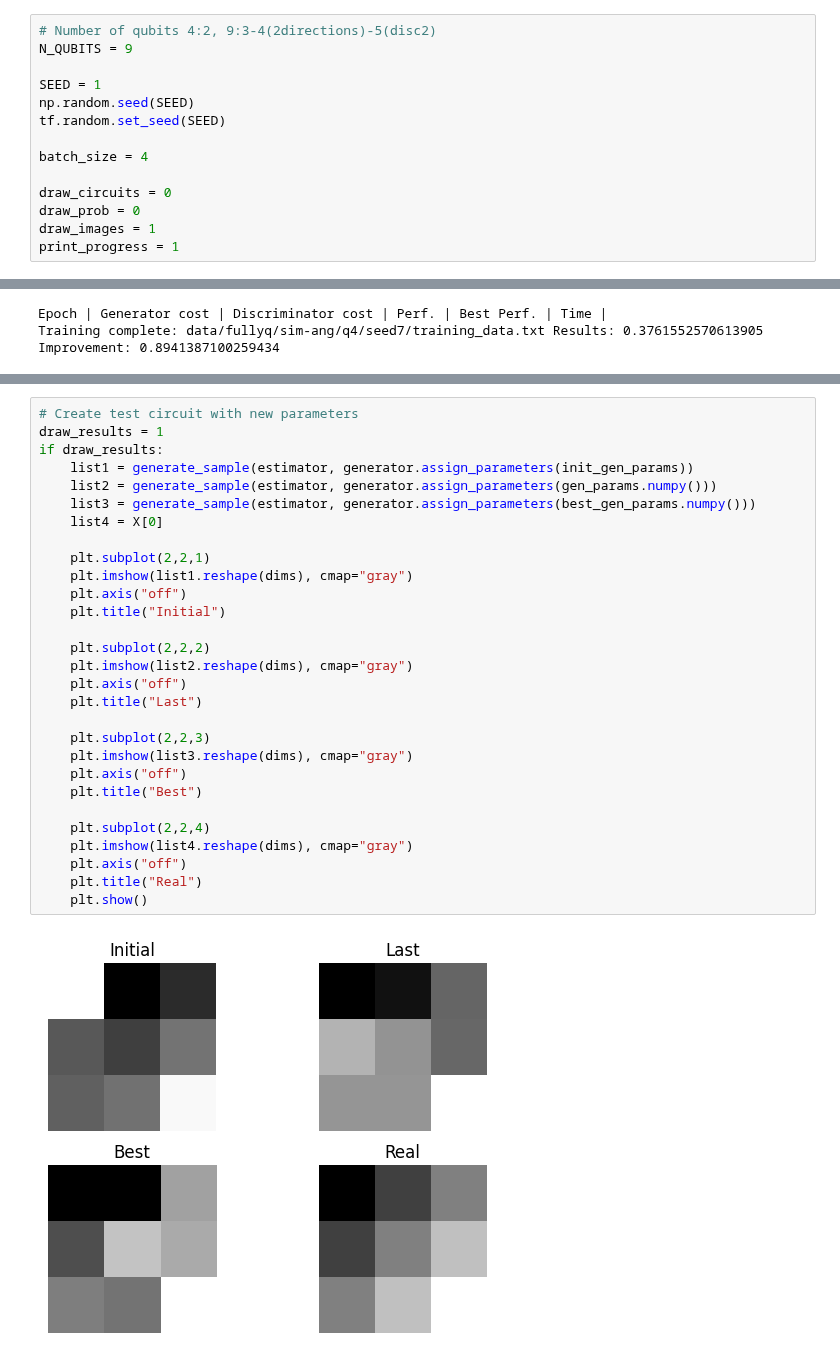
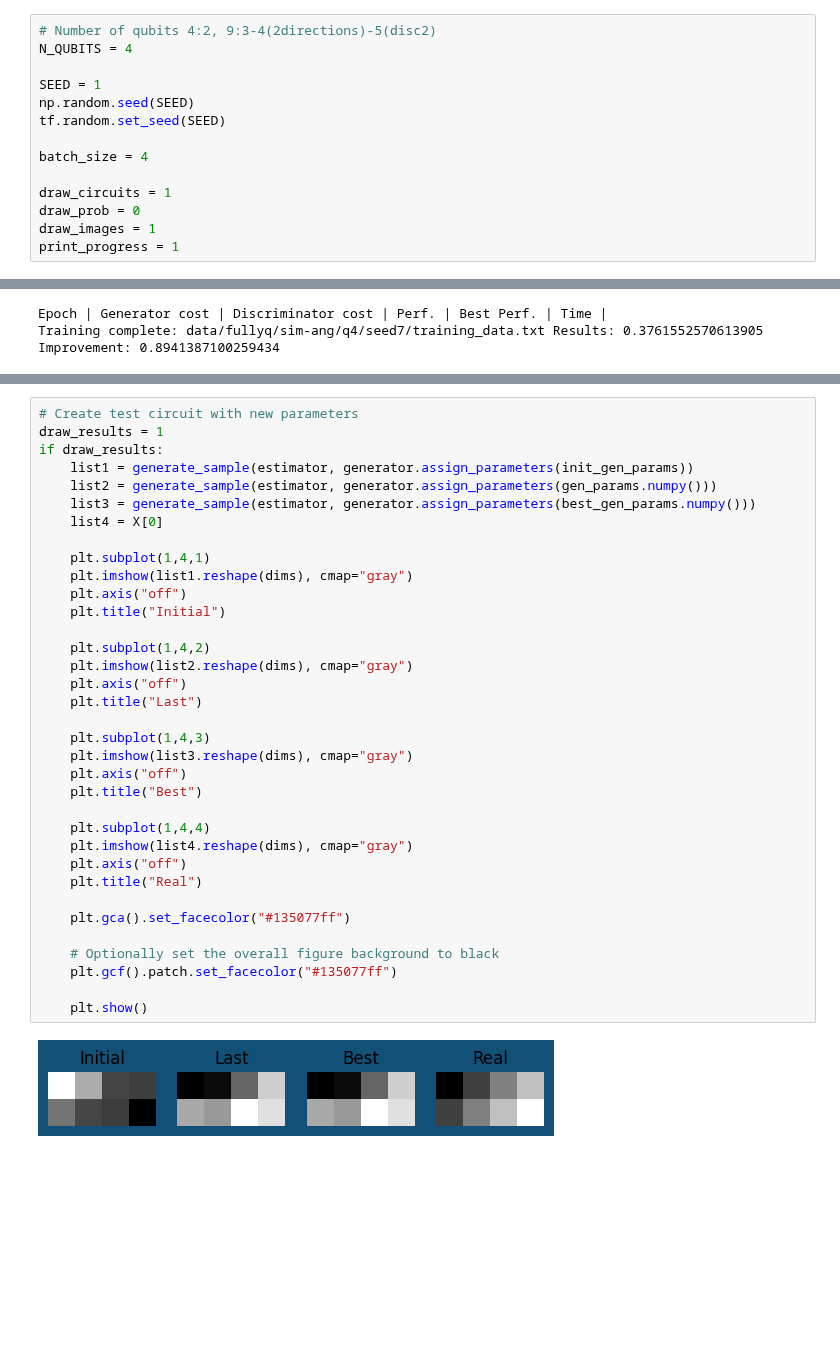
Before and after one commit to bburuta/Qiskit-IBM, a Jupyter notebook: qgan/fullyq-sim-ang.ipynb, the cells around one changed output, grey strips where cells are left out. Saved outputs shown, nothing was run; the diff lists cells and outputs as text; blank space fills up the shorter version.

```diff
--- a/qgan/fullyq-sim-ang.ipynb
+++ b/qgan/fullyq-sim-ang.ipynb
@@ -49,6 +60,6 @@ import os
 # %%
 # Number of qubits 4:2, 9:3-4(2directions)-5(disc2)
-N_QUBITS = 9
+N_QUBITS = 4
 
 SEED = 1
 np.random.seed(SEED)
@@ -56,7 +67,7 @@ tf.random.set_seed(SEED)
 
 batch_size = 4
 
-draw_circuits = 0
+draw_circuits = 1
 draw_prob = 0
 draw_images = 1
 print_progress = 1
@@ -639,31 +651,37 @@ Training complete: data/fullyq/sim-ang/q9/seed1/training_data.txt Results: 0.147
 # %%
 # Create test circuit with new parameters
 draw_results = 1
 if draw_results:
     list1 = generate_sample(estimator, generator.assign_parameters(init_gen_params))
     list2 = generate_sample(estimator, generator.assign_parameters(gen_params.numpy()))
     list3 = generate_sample(estimator, generator.assign_parameters(best_gen_params.numpy()))
     list4 = X[0]
 
-    plt.subplot(2,2,1)
+    plt.subplot(1,4,1)
     plt.imshow(list1.reshape(dims), cmap="gray")
     plt.axis("off")
     plt.title("Initial")
 
-    plt.subplot(2,2,2)
+    plt.subplot(1,4,2)
     plt.imshow(list2.reshape(dims), cmap="gray")
     plt.axis("off")
     plt.title("Last")
 
-    plt.subplot(2,2,3)
+    plt.subplot(1,4,3)
     plt.imshow(list3.reshape(dims), cmap="gray")
     plt.axis("off")
     plt.title("Best")
 
-    plt.subplot(2,2,4)
+    plt.subplot(1,4,4)
     plt.imshow(list4.reshape(dims), cmap="gray")
     plt.axis("off")
     plt.title("Real")
+
+    plt.gca().set_facecolor("#135077ff")
+
+    # Optionally set the overall figure background to black
+    plt.gcf().patch.set_facecolor("#135077ff")
+
     plt.show()
 # %% [output]
-[figure, old version]
+[figure, new version]
```
Also changed, not shown: parts of 6 cells of this notebook, 50 other files.
